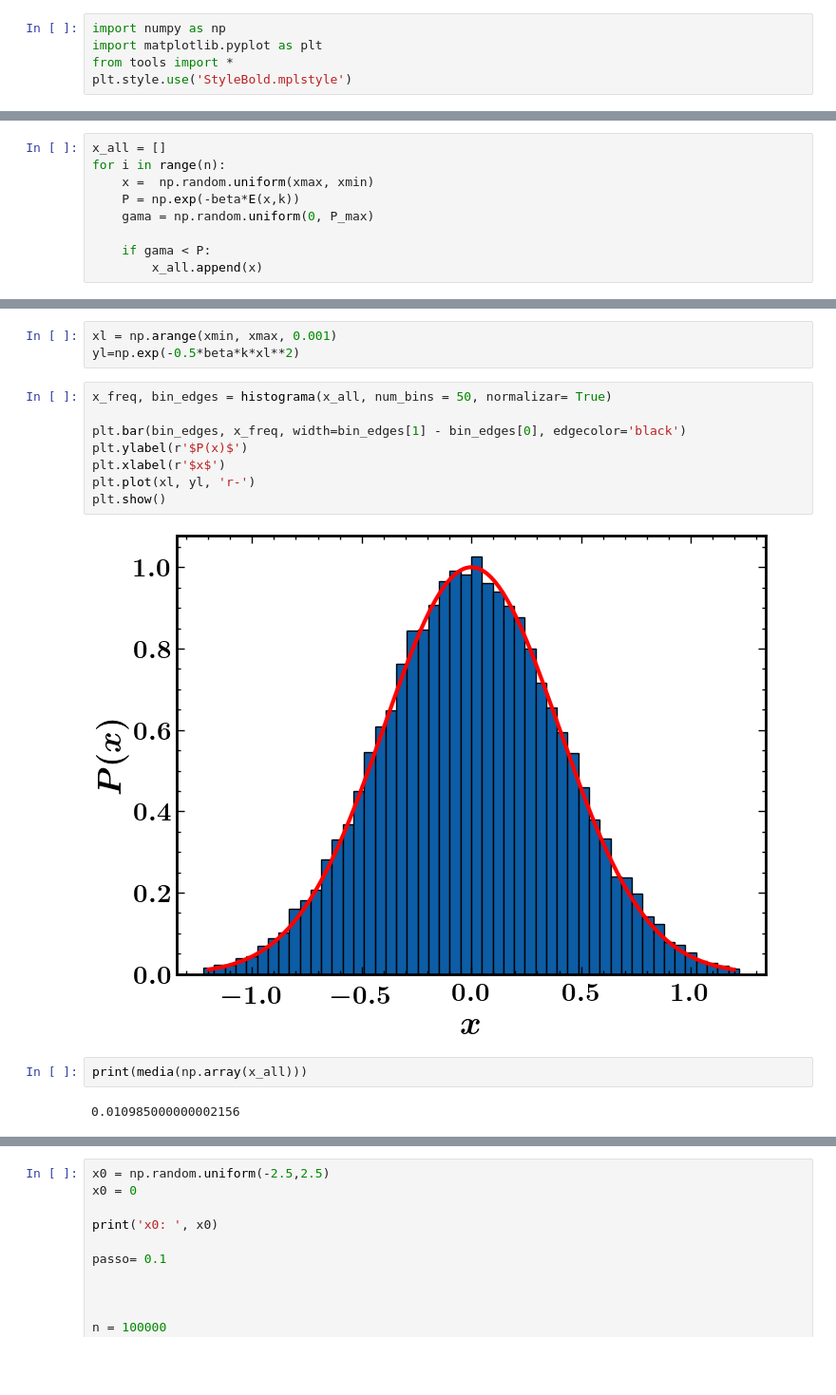
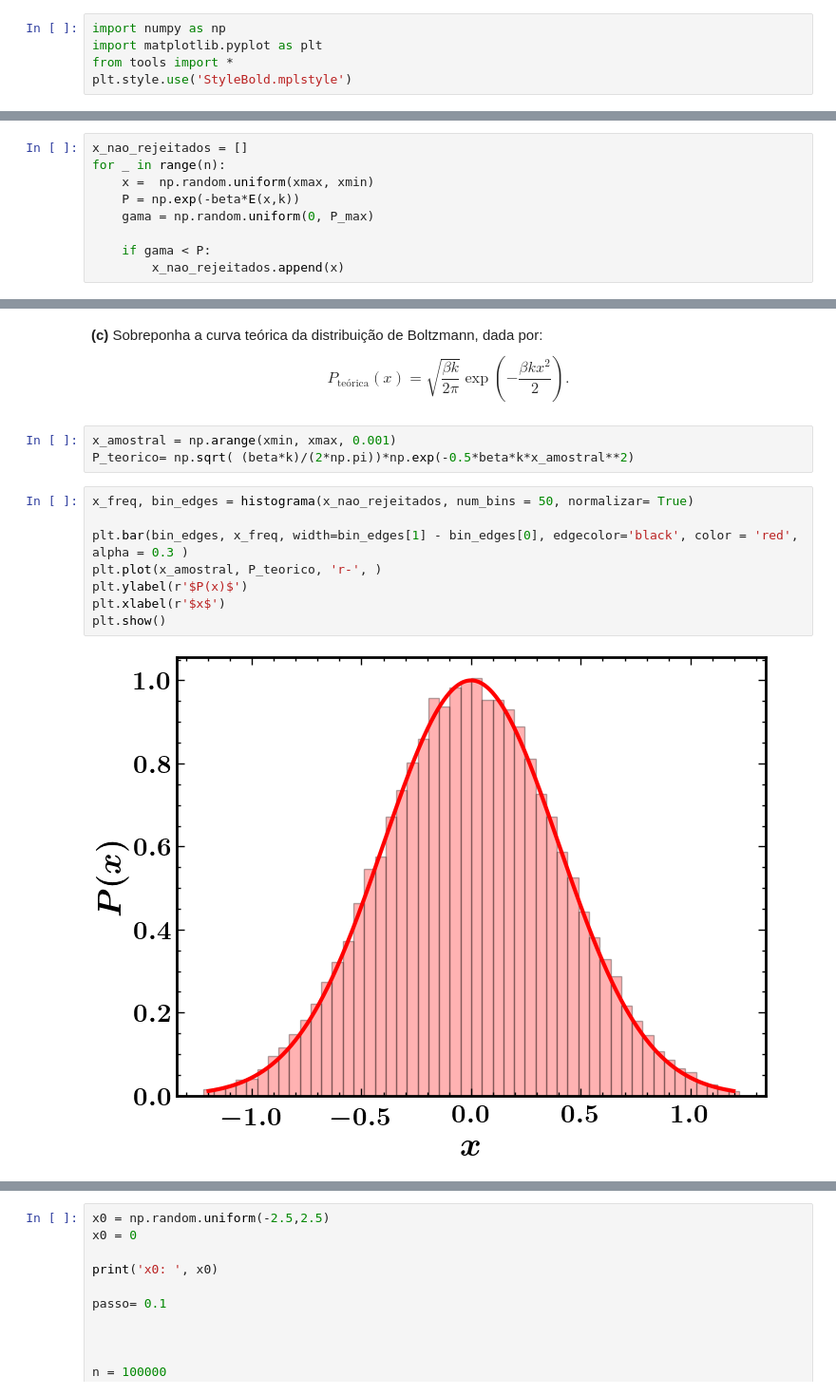
Before and after one commit to walacevale/Monte_Carlo, a Jupyter notebook: Lista 1/Lista1.ipynb, the cells around one changed output, grey strips where cells are left out. Shown at 95% size. Cells and saved outputs as stored; diff of their text form; blank space fills up the shorter version.

```diff
--- a/Lista 1/Lista1.ipynb
+++ b/Lista 1/Lista1.ipynb
@@ -27,9 +34,9 @@ $$E(x) = \frac{1}{2}kx^2$$
 # %%
-x_all = []
-for i in range(n):
+x_nao_rejeitados = []
+for _ in range(n):
     x =  np.random.uniform(xmax, xmin)
     P = np.exp(-beta*E(x,k))
     gama = np.random.uniform(0, P_max)
 
     if gama < P:
-        x_all.append(x)
+        x_nao_rejeitados.append(x)
@@ -36,17 +67,16 @@ for i in range(n):
+# %% [markdown]
+**(c)** Sobreponha a curva teórica da distribuição de Boltzmann, dada por:
+$$ P_{\text{teórica}}(x) = \sqrt{\frac{\beta k}{2\pi}} \exp\left(-\frac{\beta k x^2}{2}\right).$$
 # %%
-xl = np.arange(xmin, xmax, 0.001)
-yl=np.exp(-0.5*beta*k*xl**2)
+x_amostral = np.arange(xmin, xmax, 0.001)
+P_teorico= np.sqrt( (beta*k)/(2*np.pi))*np.exp(-0.5*beta*k*x_amostral**2)
 # %%
-x_freq, bin_edges = histograma(x_all, num_bins = 50, normalizar= True)
+x_freq, bin_edges = histograma(x_nao_rejeitados, num_bins = 50, normalizar= True)
 
-plt.bar(bin_edges, x_freq, width=bin_edges[1] - bin_edges[0], edgecolor='black')
+plt.bar(bin_edges, x_freq, width=bin_edges[1] - bin_edges[0], edgecolor='black', color = 'red', alpha = 0.3 )
+plt.plot(x_amostral, P_teorico, 'r-', )
 plt.ylabel(r'$P(x)$')
 plt.xlabel(r'$x$')
-plt.plot(xl, yl, 'r-')
 plt.show()
 # %% [output]
-[figure, old version]
+[figure, new version]
-# %%
-print(media(np.array(x_all)))
-# %% [output]
-0.010985000000002156
```
Also changed, not shown: parts of 34 cells of this notebook, 1 other file.
